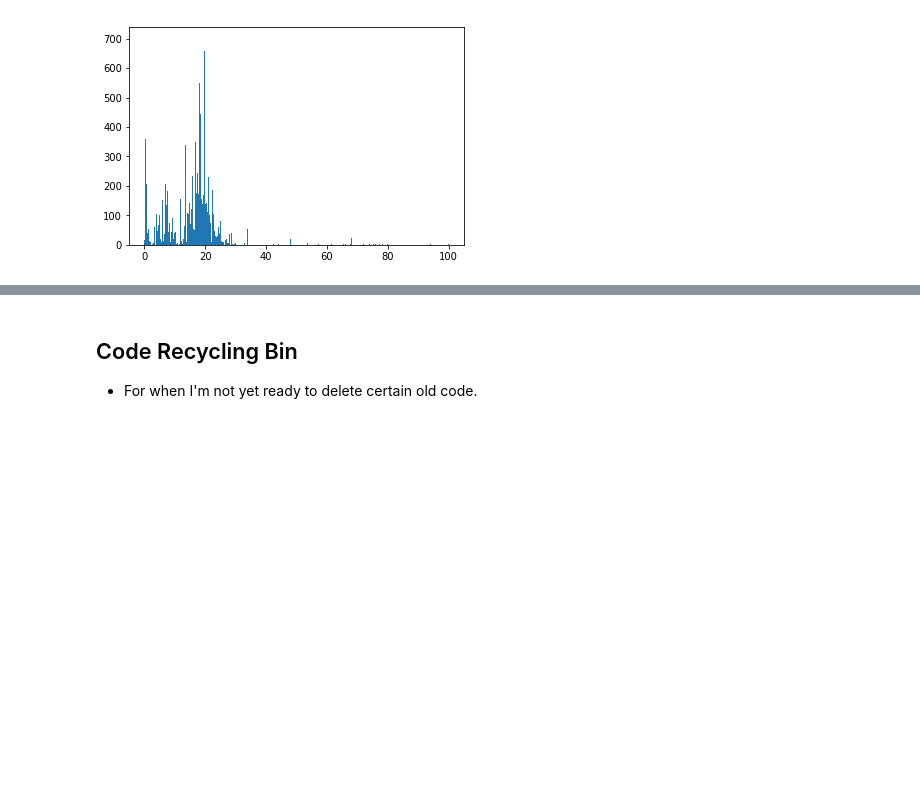
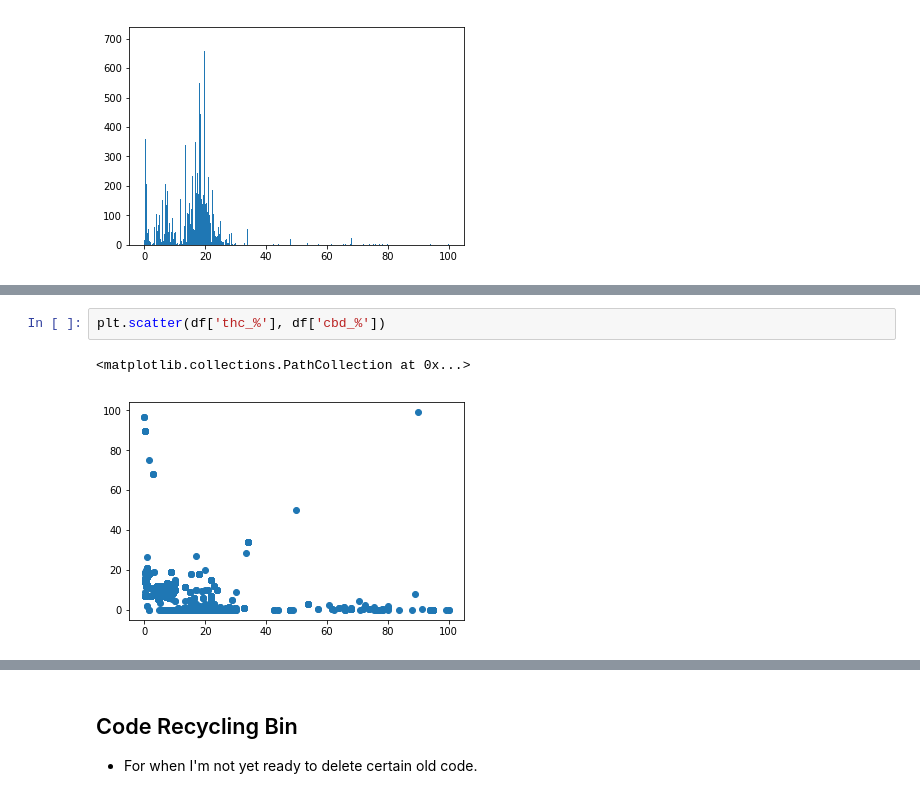
Before and after one commit to TerraJRiley/Cannabis_data, a Jupyter notebook: Cannabis_insights.ipynb, the cells around one changed output, grey strips where cells are left out. Drawn from its saved outputs; the diff is of its cells as text; blank space fills up the shorter version.

```diff
--- a/Cannabis_insights.ipynb
+++ b/Cannabis_insights.ipynb
@@ -431,0 +408,5 @@ Index(['session', 'userid', 'gender', 'age', 'dose', 'time_lag', 'thc_%',
+# %%
+plt.scatter(df['thc_%'], df['cbd_%'])
+# %% [output]
+<matplotlib.collections.PathCollection at 0x...>
+[figure, added]
```
Also changed, not shown: parts of 4 cells of this notebook, 11 other files.
